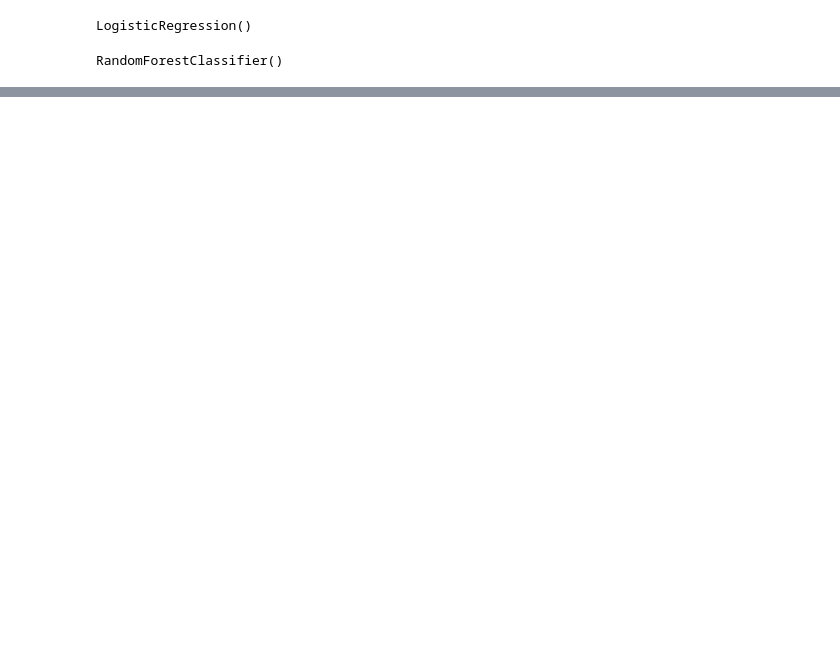
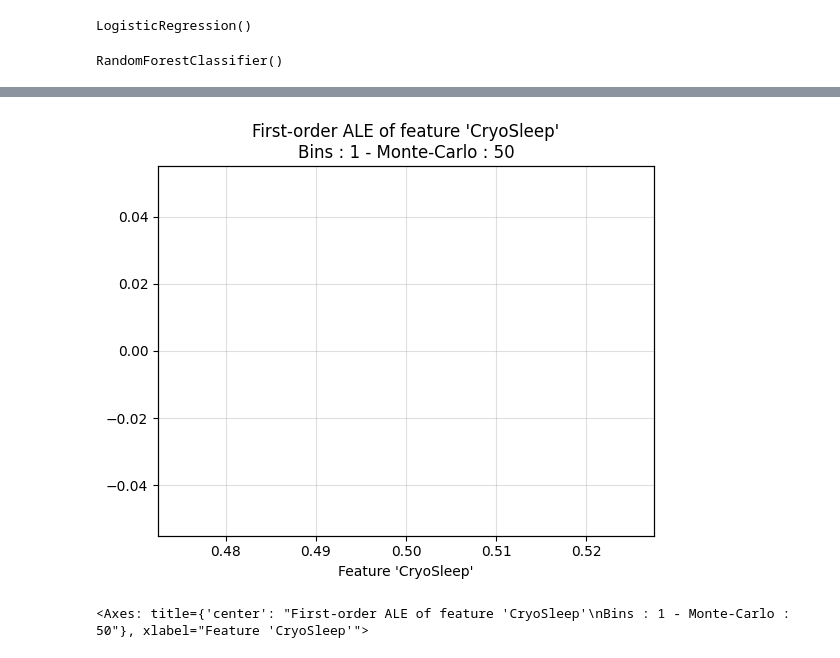
Before and after one commit to bksat90kc/KaggleChallenge, a Jupyter notebook: KaggleChallenge.ipynb, the cells around one changed output, grey strips where cells are left out. Drawn from its saved outputs; the diff is of its cells as text; code cells hidden in the pictures; blank space fills up the shorter version.

```diff
--- a/KaggleChallenge.ipynb
+++ b/KaggleChallenge.ipynb
@@ -395,0 +534,5 @@ dt_pred_df = pd.DataFrame(dt_y_pred, columns=['Transported'])
+# %%
+ale_plot(rfcl, test_df, 'CryoSleep', monte_carlo="TRUE")
+# %% [output]
+[figure, added]
+<Axes: title={'center': "First-order ALE of feature 'CryoSleep'\nBins : 1 - Monte-Carlo : 50"}, xlabel="Feature 'CryoSleep'">
```
Also changed, not shown: parts of 75 cells of this notebook.
